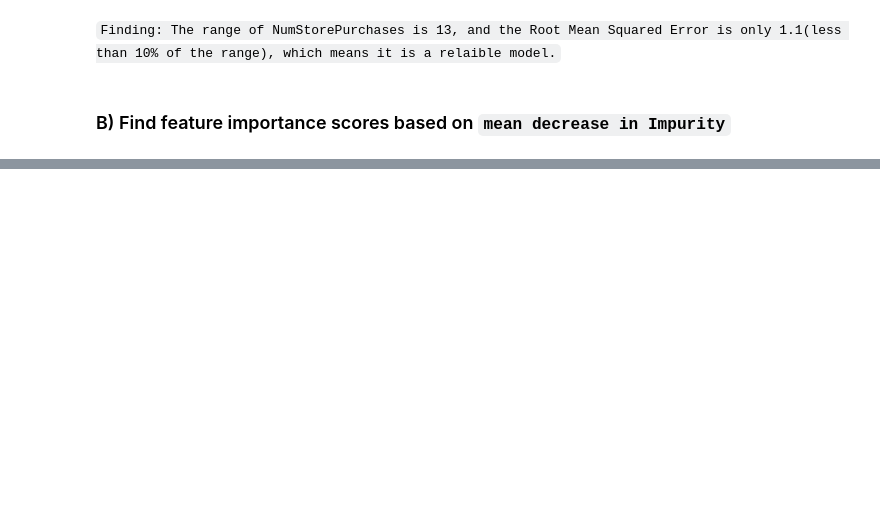
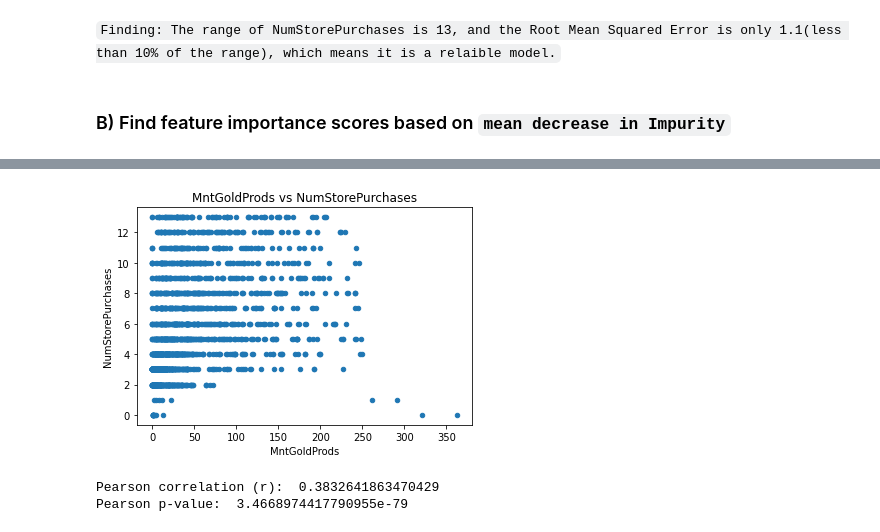
Before and after one commit to mukullesner/CRM-Market-Analysis, a Jupyter notebook: Analytics.ipynb, the cells around one changed output, grey strips where cells are left out. Saved outputs shown, nothing was run; the diff lists cells and outputs as text; code cells hidden in the pictures; blank space fills up the shorter version.

```diff
--- a/Analytics.ipynb
+++ b/Analytics.ipynb
@@ -432,0 +523,17 @@ Root Mean Squared Error: 1.182817145128326
+# %%
+new_df.plot(x='MntGoldProds', y='NumStorePurchases', kind='scatter')
+plt.title("MntGoldProds vs NumStorePurchases");
+plt.savefig('Images/MntGoldProds vs NumStorePurchases.png', bbox_inches='tight')
+# %% [output]
+[figure, added]
+# %%
+from scipy.stats import pearsonr
+
+r, p_value  =  pearsonr(x=new_df['MntGoldProds'], y=new_df['NumStorePurchases'])
+
+# print results
+print('Pearson correlation (r): ', r)
+print('Pearson p-value: ', p_value)
+# %% [output]
+Pearson correlation (r):  0.3832641863470429
+Pearson p-value:  3.4668974417790955e-79
```
Also changed, not shown: parts of 33 cells of this notebook, 12 other files.
